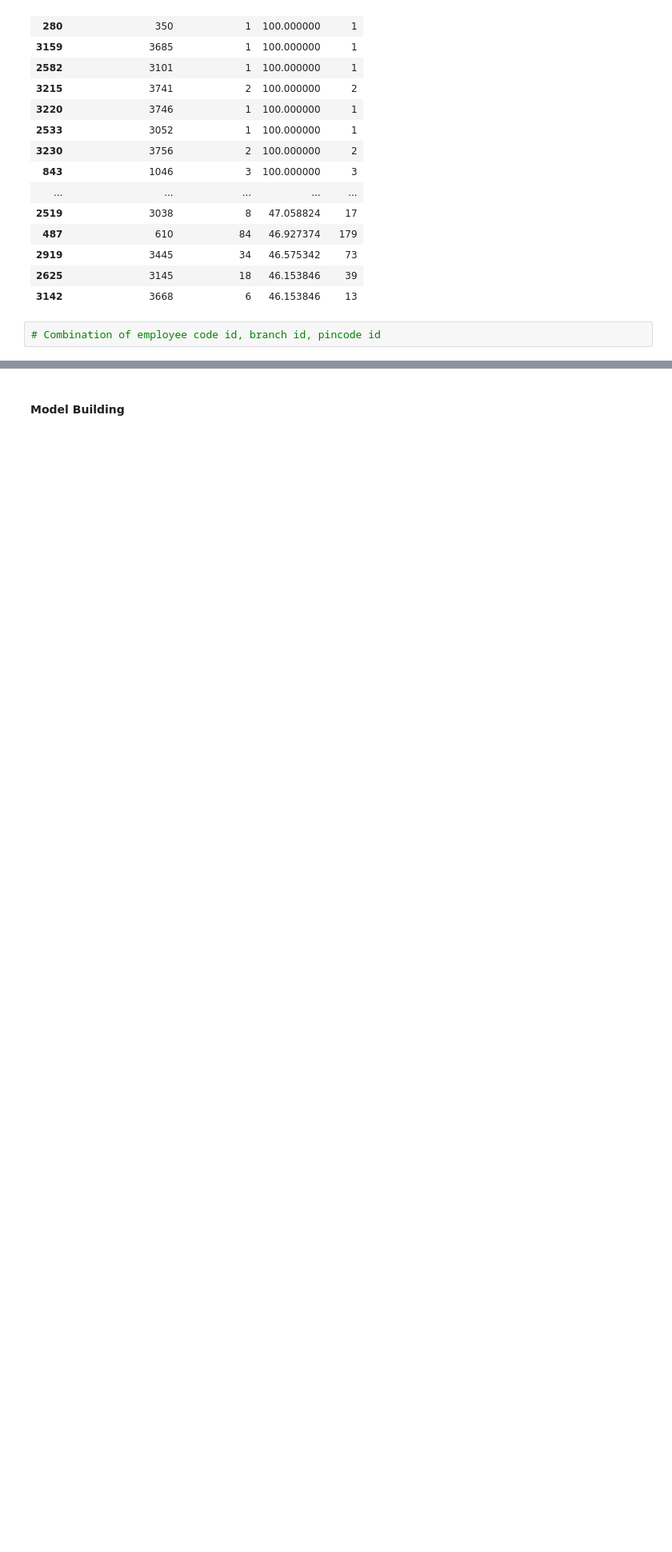
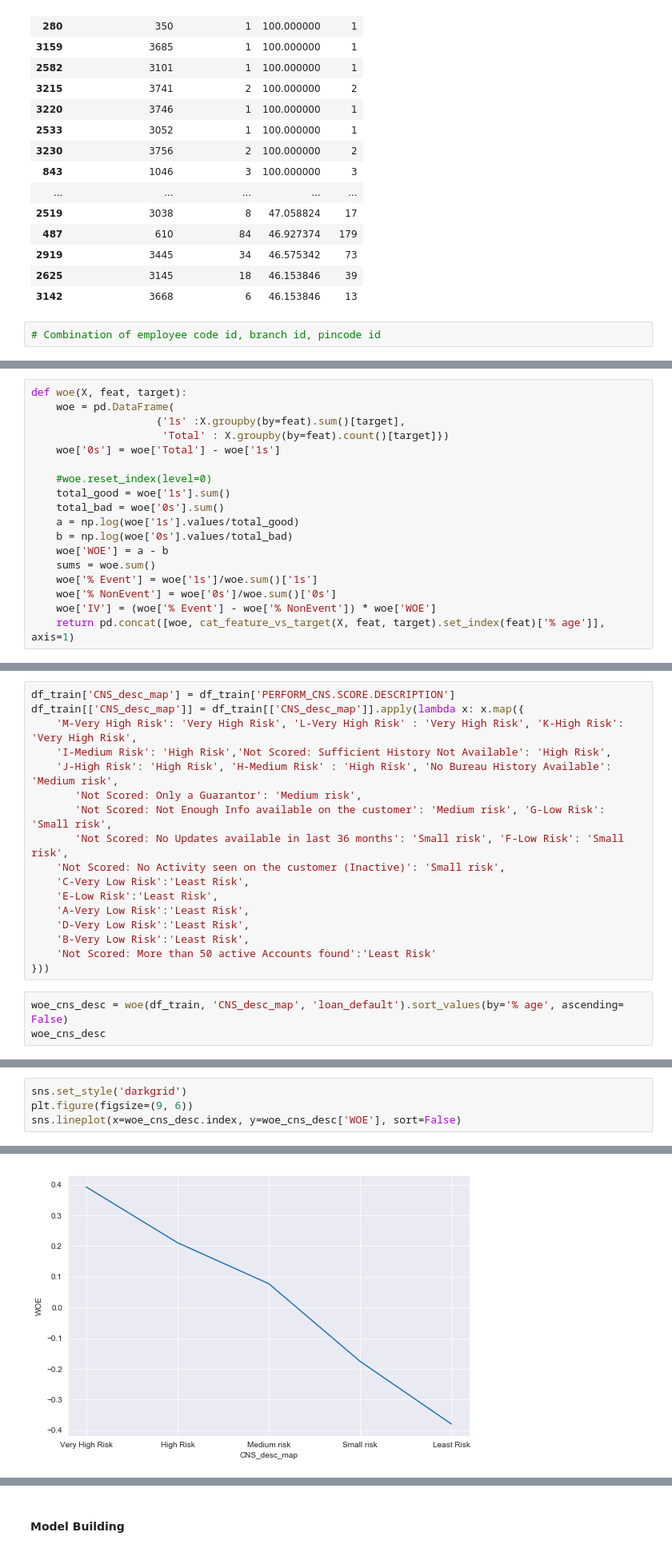
Before and after one commit to patwadeepak/ltfs-finhack, a Jupyter notebook: code.ipynb, the cells around one changed output, grey strips where cells are left out. Shown at 80% size. Drawn from its saved outputs; the diff is of its cells as text; blank space fills up the shorter version.

```diff
--- a/code.ipynb
+++ b/code.ipynb
@@ -275,0 +401,18 @@ empcode.sort_values(by='% age', ascending=False).head(100)
+# %%
+def woe(X, feat, target):
+    woe = pd.DataFrame(
+                    {'1s' :X.groupby(by=feat).sum()[target],
+                     'Total' : X.groupby(by=feat).count()[target]})
+    woe['0s'] = woe['Total'] - woe['1s']
+
+    #woe.reset_index(level=0)
+    total_good = woe['1s'].sum()
+    total_bad = woe['0s'].sum()
+    a = np.log(woe['1s'].values/total_good)
+    b = np.log(woe['0s'].values/total_bad)
+    woe['WOE'] = a - b
+    sums = woe.sum()
+    woe['% Event'] = woe['1s']/woe.sum()['1s']
+    woe['% NonEvent'] = woe['0s']/woe.sum()['0s']
+    woe['IV'] = (woe['% Event'] - woe['% NonEvent']) * woe['WOE']
+    return pd.concat([woe, cat_feature_vs_target(X, feat, target).set_index(feat)['% age']], axis=1)
@@ -275,0 +441,20 @@ empcode.sort_values(by='% age', ascending=False).head(100)
+# %%
+df_train['CNS_desc_map'] = df_train['PERFORM_CNS.SCORE.DESCRIPTION']
+df_train[['CNS_desc_map']] = df_train[['CNS_desc_map']].apply(lambda x: x.map({
+    'M-Very High Risk': 'Very High Risk', 'L-Very High Risk' : 'Very High Risk', 'K-High Risk': 'Very High Risk',
+    'I-Medium Risk': 'High Risk','Not Scored: Sufficient History Not Available': 'High Risk',
+    'J-High Risk': 'High Risk', 'H-Medium Risk' : 'High Risk', 'No Bureau History Available': 'Medium risk',
+       'Not Scored: Only a Guarantor': 'Medium risk',
+       'Not Scored: Not Enough Info available on the customer': 'Medium risk', 'G-Low Risk': 'Small risk',
+       'Not Scored: No Updates available in last 36 months': 'Small risk', 'F-Low Risk': 'Small risk',
+    'Not Scored: No Activity seen on the customer (Inactive)': 'Small risk',
+    'C-Very Low Risk':'Least Risk',
+    'E-Low Risk':'Least Risk',
+    'A-Very Low Risk':'Least Risk',
+    'D-Very Low Risk':'Least Risk',
+    'B-Very Low Risk':'Least Risk',
+    'Not Scored: More than 50 active Accounts found':'Least Risk'
+}))
+# %%
+woe_cns_desc = woe(df_train, 'CNS_desc_map', 'loan_default').sort_values(by='% age', ascending= False)
+woe_cns_desc
@@ -275,0 +473,5 @@ empcode.sort_values(by='% age', ascending=False).head(100)
+# %%
+sns.set_style('darkgrid')
+plt.figure(figsize=(9, 6))
+sns.lineplot(x=woe_cns_desc.index, y=woe_cns_desc['WOE'], sort=False)
+# %% [output]
@@ -275,0 +479 @@ empcode.sort_values(by='% age', ascending=False).head(100)
+[figure, added]
```
Also changed, not shown: parts of 66 cells of this notebook.
